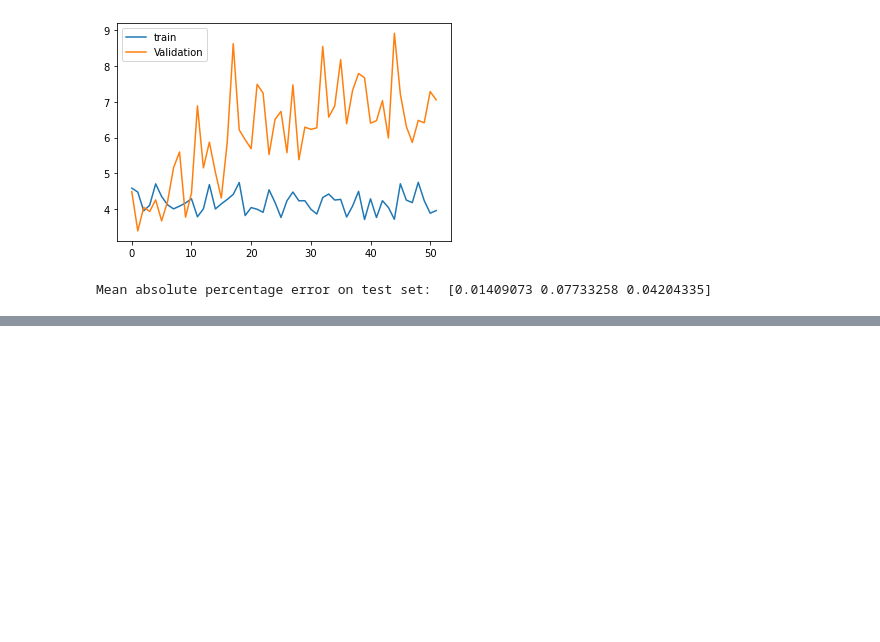
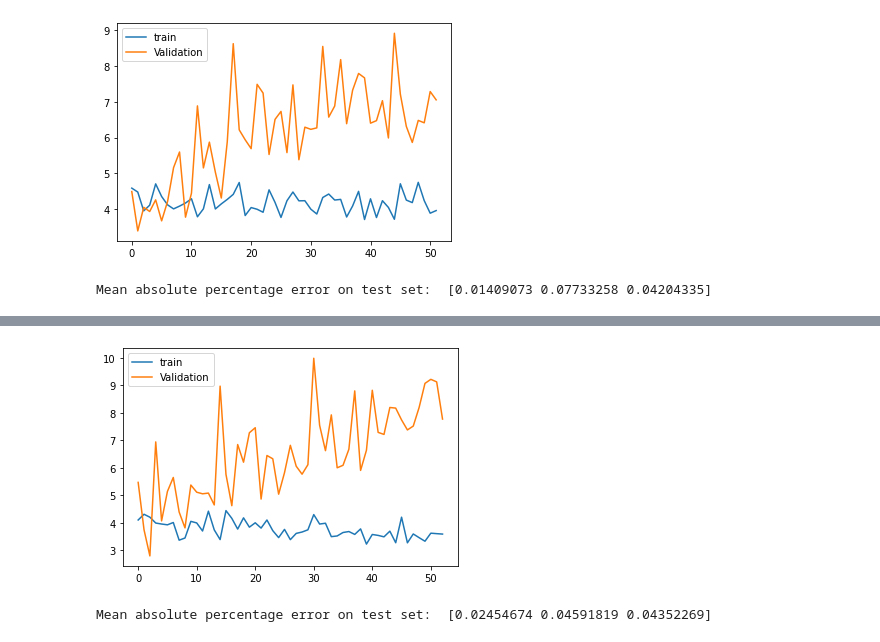
Before and after one commit to jaikrishna-patil/BC-Aerosol-Project, a Jupyter notebook: Neural_Network_model.ipynb, the cells around one changed output, grey strips where cells are left out. Cells and saved outputs as stored; diff of their text form; code cells hidden in the pictures; blank space fills up the shorter version.

```diff
--- a/Neural_Network_model.ipynb
+++ b/Neural_Network_model.ipynb
@@ -813,0 +987,10 @@ Mean absolute percentage error on test set:  [0.01409073 0.07733258 0.04204335]
+# %%
+# # patient early stopping
+es = EarlyStopping(monitor='val_loss', patience=50, verbose=1)
+# %%
+log_csv=CSVLogger('wavelength_467_loss_logs.csv', separator=',', append=False)
+# %%
+callback_list=[checkpoint, es, log_csv]
+# %%
+history= model8.fit(X_train, Y_train, epochs=500, batch_size=32, validation_split = 0.2, callbacks=callback_list)
+#history= NN_model.fit(X_train, Y_train, epochs=7, batch_size=32, validation_split = 0.2)
@@ -813,0 +1017,11 @@ Mean absolute percentage error on test set:  [0.01409073 0.07733258 0.04204335]
+# %%
+# evaluate the model
+train_loss, train_acc = model8.evaluate(X_train, Y_train, verbose=0)
+test_loss, test_acc = model8.evaluate(X_test, Y_test, verbose=0)
+print('Train loss: %.3f, Validation loss: %.3f' % (train_loss, test_loss))
+# plot training history
+plt.plot(history.history['loss'], label='train')
+plt.plot(history.history['val_loss'], label='Validation')
+plt.legend()
+plt.show()
+# %% [output]
@@ -813,0 +1029 @@ Mean absolute percentage error on test set:  [0.01409073 0.07733258 0.04204335]
+[figure, added]
@@ -813,0 +1037,5 @@ Mean absolute percentage error on test set:  [0.01409073 0.07733258 0.04204335]
+# %%
+error= mean_absolute_percentage_error(Y_test, Y_pred, multioutput='raw_values')
+print('Mean absolute percentage error on test set: ', error)
+# %% [output]
+Mean absolute percentage error on test set:  [0.02454674 0.04591819 0.04352269]
```
Also changed, not shown: parts of 29 cells of this notebook.
